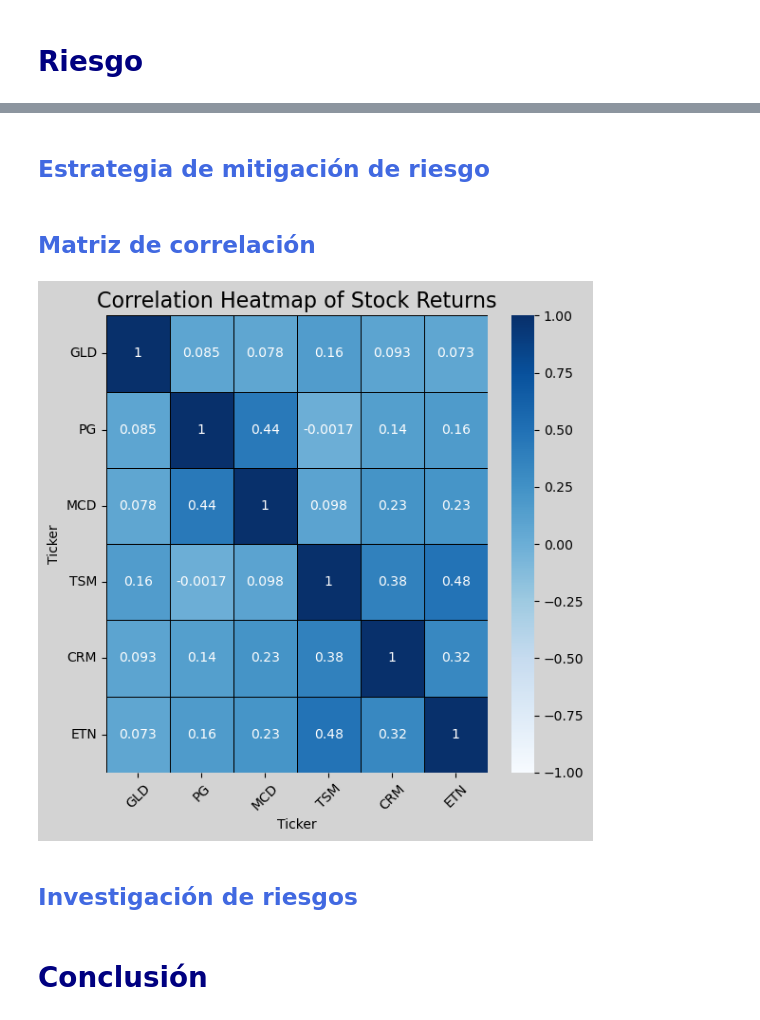
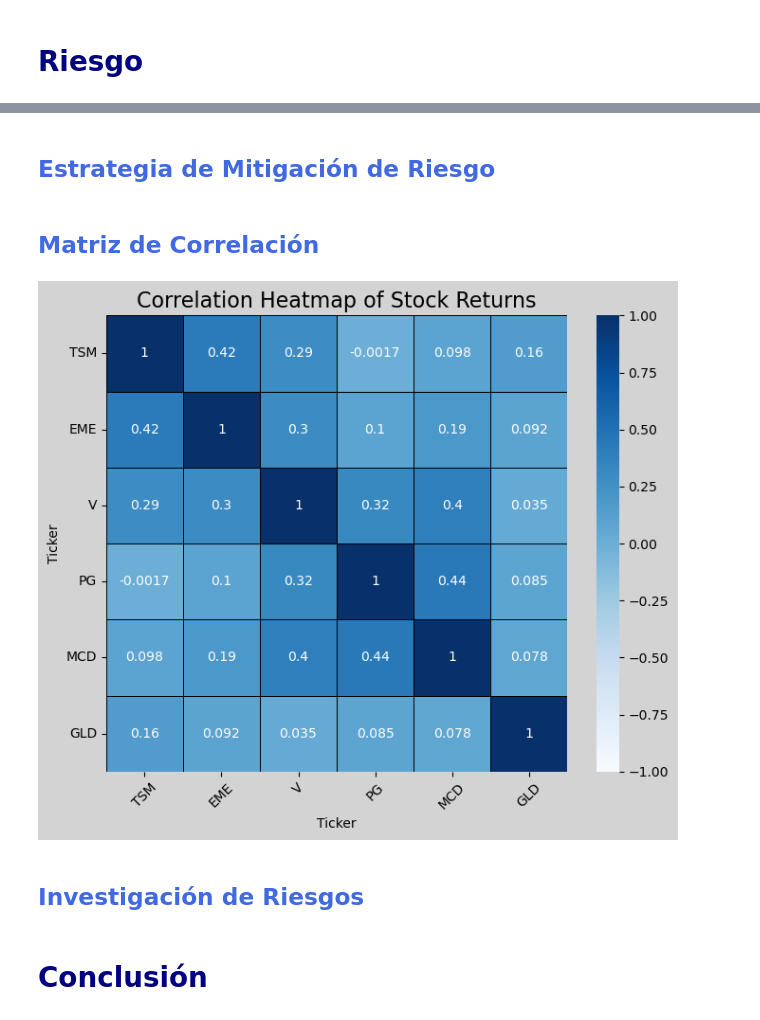
Before and after one commit to LuisMB09/admin_de_riesgos, a Jupyter notebook: Proyecto/Proyecto_Admin.ipynb, the cells around one changed output, grey strips where cells are left out. Cells and saved outputs as stored; diff of their text form; code cells hidden in the pictures.

```diff
--- a/Proyecto/Proyecto_Admin.ipynb
+++ b/Proyecto/Proyecto_Admin.ipynb
@@ -34,8 +258,7 @@ np.random.seed(42)
 # %%
 tickers = ['MSFT', 'PG', 'DUK', 'V', 'TSM', 'GLD']
-tickers = ["GLD", "PG", "DUK", "MCD", "TSM", "MSFT", "V", "CRM", "EME", "ISRG", "LIN", "ETN"]
-# Mala práctica según Nico tickers = ["GLD", "PG", "DUK", 'TSM','CRM','ETN']
-tickers = ["GLD", "PG", "MCD", 'TSM','CRM','ETN']
+# tickers = ["GLD", "PG", "DUK", "MCD", "TSM", "MSFT", "V", "CRM", "EME", "ISRG", "LIN", "ETN"]
+tickers = ['TSM', 'EME', 'V', 'PG', 'MCD', 'GLD']
 
 benchmark = 'SPY'
 
@@ -466,27 +784,27 @@ vt.var_weights(price_test, w_omega, 99), vt.cvar_weights(price_test, w_omega, 99
 # %% [markdown]
-## <font color = "royalblue"> Estrategia de mitigación de riesgo
+## <font color = "royalblue"> Estrategia de Mitigación de Riesgo
 # %% [markdown]
-## <font color = "royalblue"> Matriz de correlación
+## <font color = "royalblue"> Matriz de Correlación
 # %%
 corr = rt.corr()
-plt.figure(figsize=(6, 6))
+plt.figure(figsize=(7, 6))
 sns.heatmap(corr,
             annot=True,
             cmap='Blues',
             vmin=-1,
             vmax=1,
             linewidths=0.5,
             linecolor='black')
 
 plt.title('Correlation Heatmap of Stock Returns', fontsize=16)
 plt.xticks(rotation=45)
 plt.yticks(rotation=0)
 plt.tight_layout()
 plt.show()
 # %% [output]
-[figure, old version]
+[figure, new version]
 # %% [markdown]
-## <font color = "royalblue"> Investigación de riesgos
+## <font color = "royalblue"> Investigación de Riesgos
 # %% [markdown]
 # <font color = "navy"> Conclusión
 # %% [markdown]
```
Also changed, not shown: parts of 42 cells of this notebook, 1 other file.
